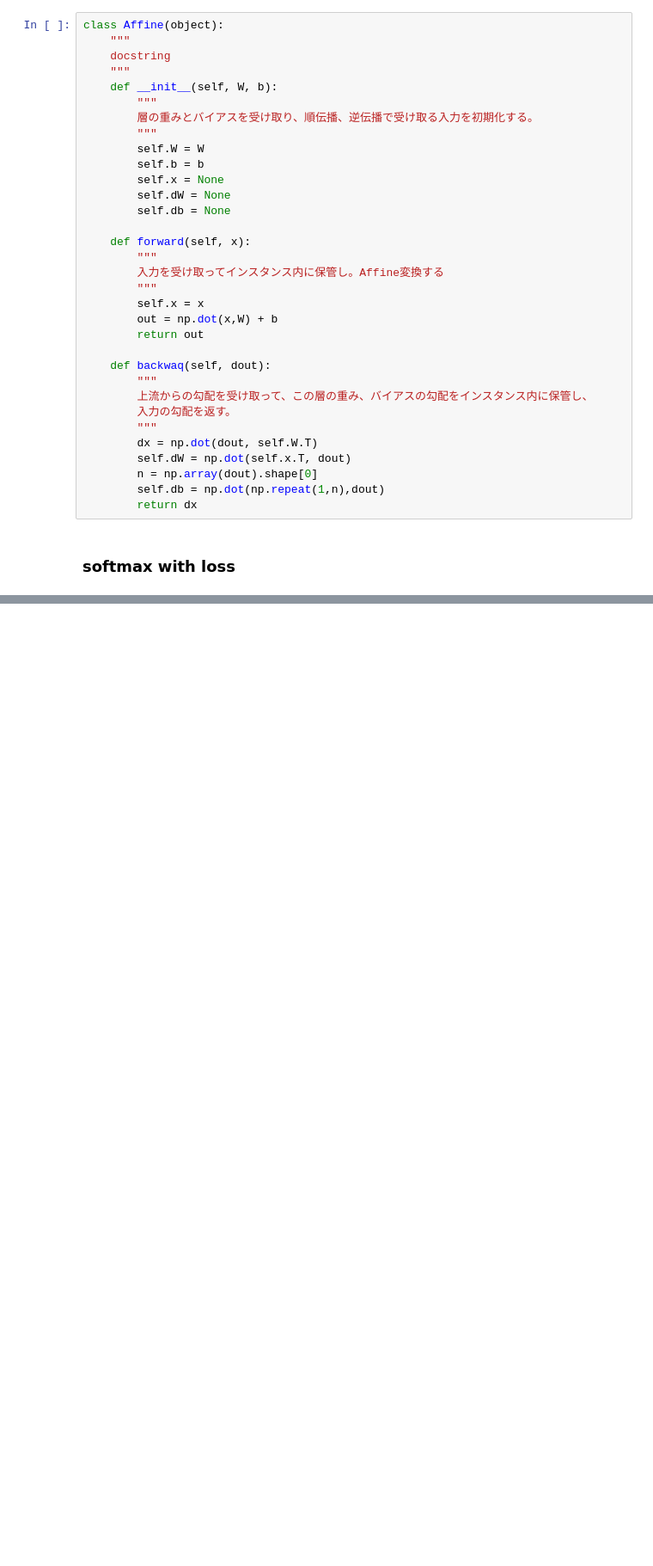
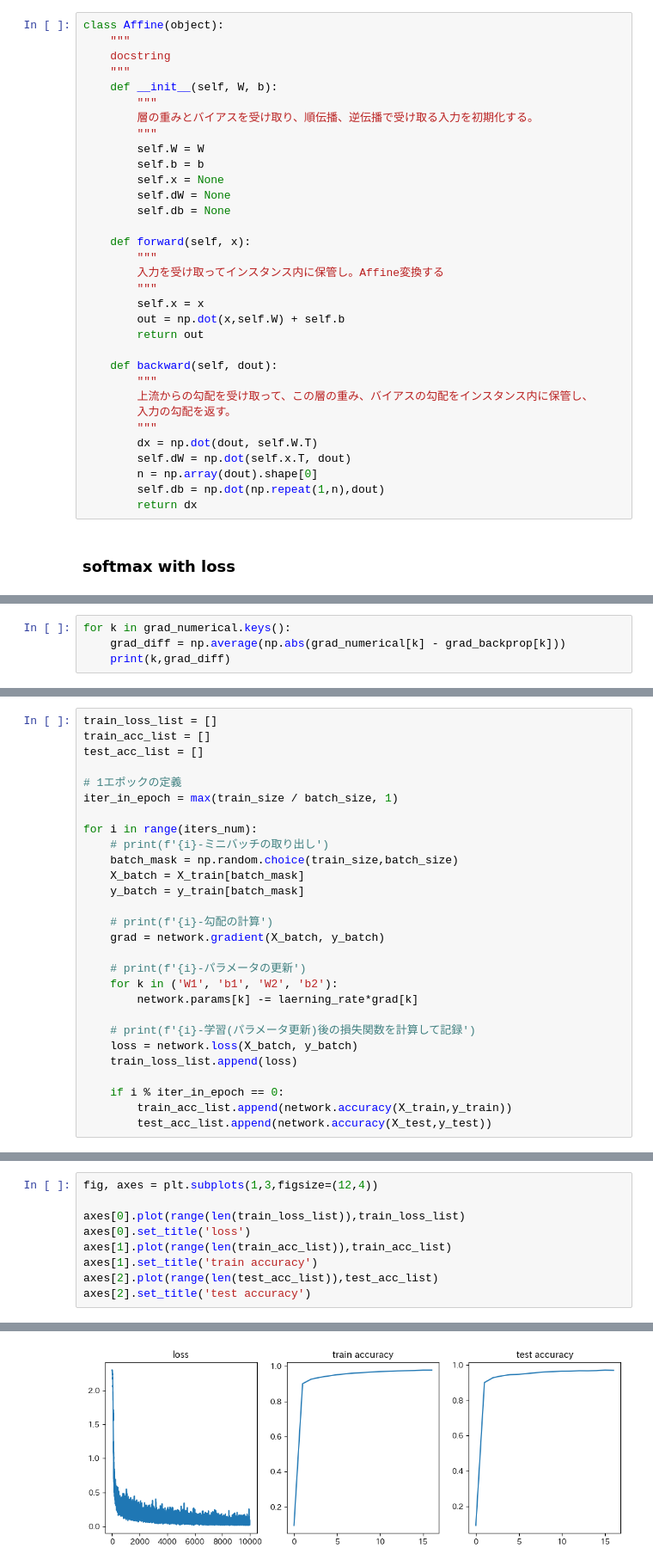
Before and after one commit to yutaro1127/zerotsuku, a Jupyter notebook: zerotsuku.ipynb, the cells around one changed output, grey strips where cells are left out. Shown at 86% size. Cells and saved outputs as stored; diff of their text form; blank space fills up the shorter version.

```diff
--- a/zerotsuku.ipynb
+++ b/zerotsuku.ipynb
@@ -1944,10 +2043,10 @@ class Affine(object):
         入力を受け取ってインスタンス内に保管し。Affine変換する
         """
         self.x = x
-        out = np.dot(x,W) + b
+        out = np.dot(x,self.W) + self.b
         return out
 
-    def backwaq(self, dout):
+    def backward(self, dout):
         """
         上流からの勾配を受け取って、この層の重み、バイアスの勾配をインスタンス内に保管し、
         入力の勾配を返す。
@@ -1961,0 +2230,4 @@ class Affine(object):
+# %%
+for k in grad_numerical.keys():
+    grad_diff = np.average(np.abs(grad_numerical[k] - grad_backprop[k]))
+    print(k,grad_diff)
@@ -1961,0 +2256,28 @@ class Affine(object):
+# %%
+train_loss_list = []
+train_acc_list = []
+test_acc_list = []
+
+# 1エポックの定義
+iter_in_epoch = max(train_size / batch_size, 1)
+
+for i in range(iters_num):
+    # print(f'{i}-ミニバッチの取り出し')
+    batch_mask = np.random.choice(train_size,batch_size)
+    X_batch = X_train[batch_mask]
+    y_batch = y_train[batch_mask]
+
+    # print(f'{i}-勾配の計算')
+    grad = network.gradient(X_batch, y_batch)
+
+    # print(f'{i}-パラメータの更新')
+    for k in ('W1', 'b1', 'W2', 'b2'):
+        network.params[k] -= laerning_rate*grad[k]
+
+    # print(f'{i}-学習(パラメータ更新)後の損失関数を計算して記録')
+    loss = network.loss(X_batch, y_batch)
+    train_loss_list.append(loss)
+
+    if i % iter_in_epoch == 0:
+        train_acc_list.append(network.accuracy(X_train,y_train))
+        test_acc_list.append(network.accuracy(X_test,y_test))
@@ -1961,0 +2290,10 @@ class Affine(object):
+# %%
+fig, axes = plt.subplots(1,3,figsize=(12,4))
+
+axes[0].plot(range(len(train_loss_list)),train_loss_list)
+axes[0].set_title('loss')
+axes[1].plot(range(len(train_acc_list)),train_acc_list)
+axes[1].set_title('train accuracy')
+axes[2].plot(range(len(test_acc_list)),test_acc_list)
+axes[2].set_title('test accuracy')
+# %% [output]
@@ -1961,0 +2301 @@ class Affine(object):
+[figure, added]
```
Also changed, not shown: parts of 33 cells of this notebook.
